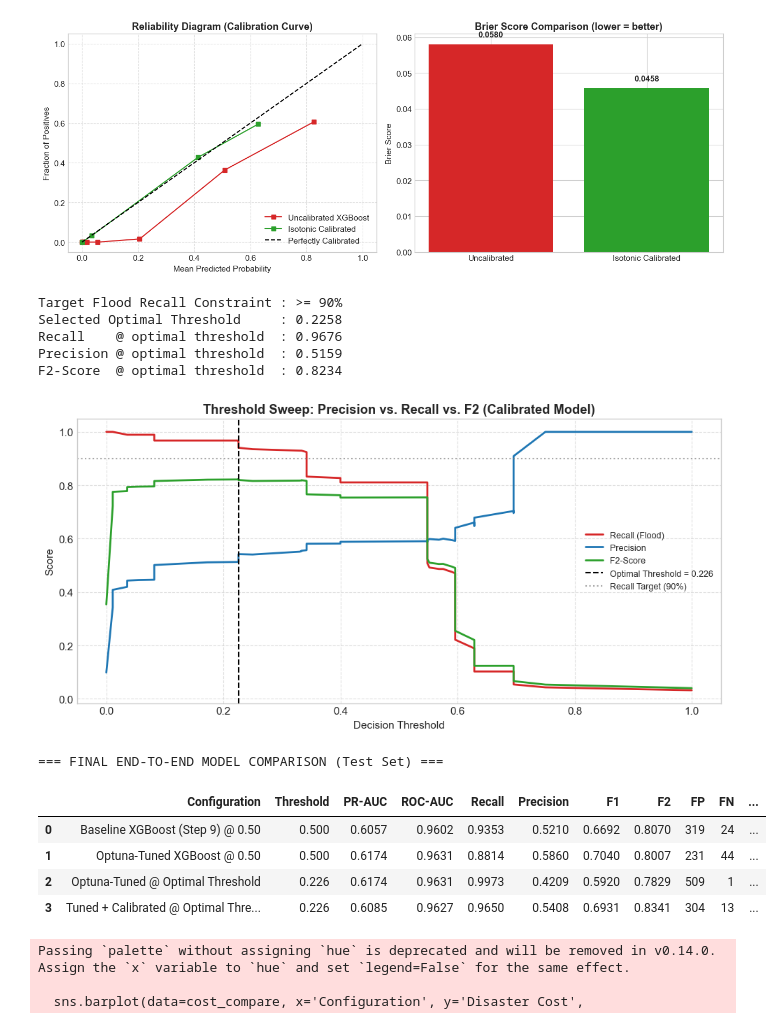
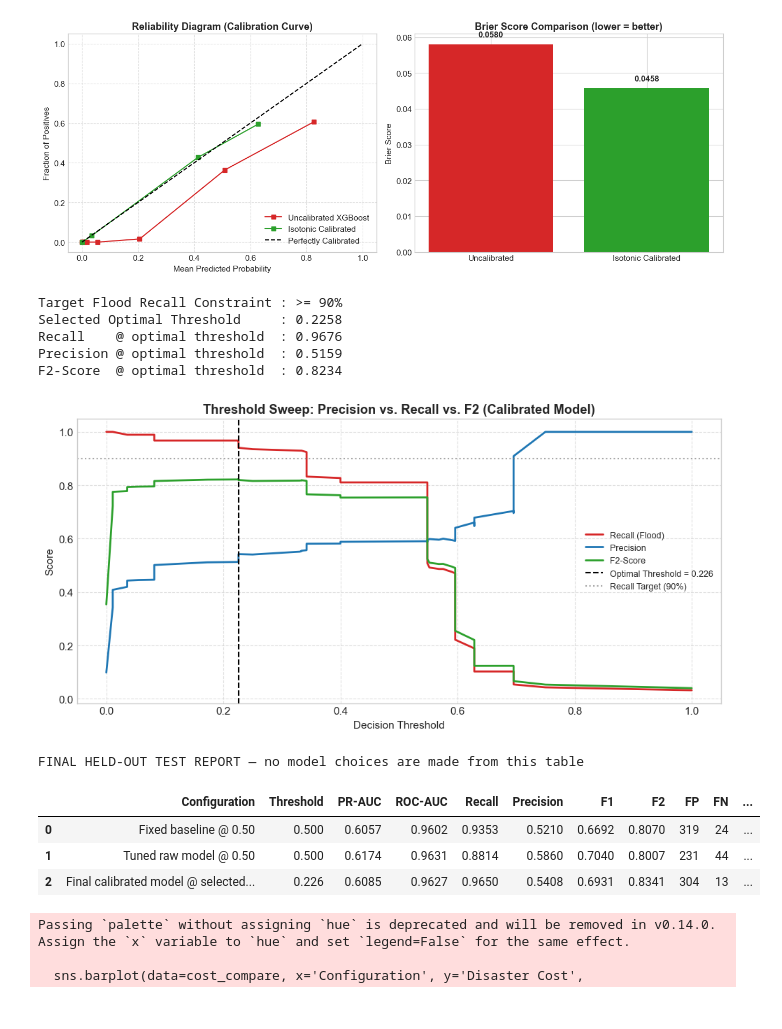
Before and after one commit to GamithaGimhana/FloodSentinel, a Jupyter notebook: notebooks/flood_prediction_sri_lanka.ipynb, the cells around one changed output. Cells and saved outputs as stored; diff of their text form; code cells hidden in the pictures.

```diff
--- a/notebooks/flood_prediction_sri_lanka.ipynb
+++ b/notebooks/flood_prediction_sri_lanka.ipynb
@@ -413,18 +413,3 @@ print(f"Removed columns: {columns_to_drop}")
 Initial dataset shape: (25000, 32)
 Cleaned dataset shape after column removal: (25000, 24)
 Removed columns: ['record_id', 'place_name', 'is_synthetic', 'generation_date', 'inundation_area_sqm', 'is_good_to_live', 'reason_not_good_to_live', 'flood_risk_score']
-# %%
-# 4.2 Missing Value Imputation
-# Audit remaining missing values:
-remaining_nulls = df_cleaned.isnull().sum()
-print("Remaining missing values:")
-print(remaining_nulls[remaining_nulls > 0])
-
-# Impute missing values in 'electricity' (categorical mode or 'Unknown')
-electricity_mode = df_cleaned['electricity'].mode()[0]
-print(f"Imputing 'electricity' null values ({df_cleaned['electricity'].isnull().sum()} records) with mode: '{electricity_mode}'")
-df_cleaned['electricity'] = df_cleaned['electricity'].fillna(electricity_mode)
-
-# Verify zero missing values remain
-assert df_cleaned.isnull().sum().sum() == 0, "Data cleaning failed: Missing values still remain!"
-print("✓ Zero missing values across all remaining features verified!")
@@ -1376,7 +1363,8 @@ Threshold-tuning subset : 1,875 records
 # ============================================================
 # 10.4 Threshold Shifting: Enforcing Flood Recall >= 90%
 # ============================================================
-# Optimize F-beta (beta = 2) => recall (missed floods) weighted 2x precision.
+# Maximize F2 subject to validation recall >=90%; F2 uses beta squared = 4.
+# This objective is not direct minimization of FP + 10*FN.
 precision_arr, recall_arr, thresholds_arr = precision_recall_curve(
     y_thresh, y_thresh_proba_cal
 )
@@ -1399,46 +1387,49 @@ print(f"Recall    @ optimal threshold  : {recall_arr[optimal_idx]:.4f}")
 print(f"Precision @ optimal threshold  : {precision_arr[optimal_idx]:.4f}")
 print(f"F2-Score  @ optimal threshold  : {f2_arr[optimal_idx]:.4f}")
 
 # --- Threshold sweep visualization ---
 fig, ax = plt.subplots(figsize=(10, 5))
 ax.plot(thresholds_arr, recall_arr,    label='Recall (Flood)', color='#d62728', linewidth=2)
 ax.plot(thresholds_arr, precision_arr, label='Precision',      color='#1f77b4', linewidth=2)
 ax.plot(thresholds_arr, f2_arr,        label='F2-Score',       color='#2ca02c', linewidth=2)
 ax.axvline(OPTIMAL_THRESHOLD, color='black', linestyle='--',
            label=f'Optimal Threshold = {OPTIMAL_THRESHOLD:.3f}')
 ax.axhline(RECALL_TARGET, color='gray', linestyle=':', alpha=0.7, label='Recall Target (90%)')
 ax.set_xlabel('Decision Threshold')
 ax.set_ylabel('Score')
 ax.set_title('Threshold Sweep: Precision vs. Recall vs. F2 (Calibrated Model)', fontweight='bold')
 ax.legend(loc='center right', fontsize=9)
 ax.grid(True, linestyle='--', alpha=0.6)
 plt.tight_layout()
 plt.show()
 
-# --- Final end-to-end comparison on the hold-out Test set ---
+# All model, calibration, and threshold choices are now fixed.
+# First and final evaluation phase on the held-out test partition.
+X_test_proc = fitted_preprocessing.transform(X_test)
+y_test_proba = final_model.predict_proba(X_test_proc)[:, 1]
+y_test_proba_tuned = tuned_model.predict_proba(X_test_proc)[:, 1]
 y_test_proba_cal = calibrated_model.predict_proba(X_test_proc)[:, 1]
-
-results.append(evaluate_configuration(y_test, y_test_proba_tuned, OPTIMAL_THRESHOLD,
-                                      'Optuna-Tuned @ Optimal Threshold'))
-results.append(evaluate_configuration(y_test, y_test_proba_cal, OPTIMAL_THRESHOLD,
-                                      'Tuned + Calibrated @ Optimal Threshold (FINAL)'))
-
+results = [
+    evaluate_configuration(y_test, y_test_proba, 0.5, 'Fixed baseline @ 0.50'),
+    evaluate_configuration(y_test, y_test_proba_tuned, 0.5, 'Tuned raw model @ 0.50'),
+    evaluate_configuration(y_test, y_test_proba_cal, OPTIMAL_THRESHOLD,
+                           'Final calibrated model @ selected threshold')
+]
 final_report = pd.DataFrame(results)
-print("=== FINAL END-TO-END MODEL COMPARISON (Test Set) ===")
+print('FINAL HELD-OUT TEST REPORT — no model choices are made from this table')
 final_report
 # %% [output]
 Target Flood Recall Constraint : >= 90%
 Selected Optimal Threshold     : 0.2258
 Recall    @ optimal threshold  : 0.9676
 Precision @ optimal threshold  : 0.5159
 F2-Score  @ optimal threshold  : 0.8234
 [figure]
-=== FINAL END-TO-END MODEL COMPARISON (Test Set) ===
+FINAL HELD-OUT TEST REPORT — no model choices are made from this table
 |  | Configuration | Threshold | PR-AUC | ROC-AUC | Recall | Precision | F1 | F2 | FP | FN | ... |
-| 0 | Baseline XGBoost (Step 9) @ 0.50 | 0.500 | 0.6057 | 0.9602 | 0.9353 | 0.5210 | 0.6692 | 0.8070 | 319 | 24 | ... |
-| 1 | Optuna-Tuned XGBoost @ 0.50 | 0.500 | 0.6174 | 0.9631 | 0.8814 | 0.5860 | 0.7040 | 0.8007 | 231 | 44 | ... |
-| 2 | Optuna-Tuned @ Optimal Threshold | 0.226 | 0.6174 | 0.9631 | 0.9973 | 0.4209 | 0.5920 | 0.7829 | 509 | 1 | ... |
-| 3 | Tuned + Calibrated @ Optimal Thre... | 0.226 | 0.6085 | 0.9627 | 0.9650 | 0.5408 | 0.6931 | 0.8341 | 304 | 13 | ... |
+| 0 | Fixed baseline @ 0.50 | 0.500 | 0.6057 | 0.9602 | 0.9353 | 0.5210 | 0.6692 | 0.8070 | 319 | 24 | ... |
+| 1 | Tuned raw model @ 0.50 | 0.500 | 0.6174 | 0.9631 | 0.8814 | 0.5860 | 0.7040 | 0.8007 | 231 | 44 | ... |
+| 2 | Final calibrated model @ selected... | 0.226 | 0.6085 | 0.9627 | 0.9650 | 0.5408 | 0.6931 | 0.8341 | 304 | 13 | ... |
 # %%
 # ============================================================
 # 10.4b Final Model Confusion Matrix & Disaster Cost Reduction
```
Also changed, not shown: parts of 63 cells of this notebook, 3 other files.
